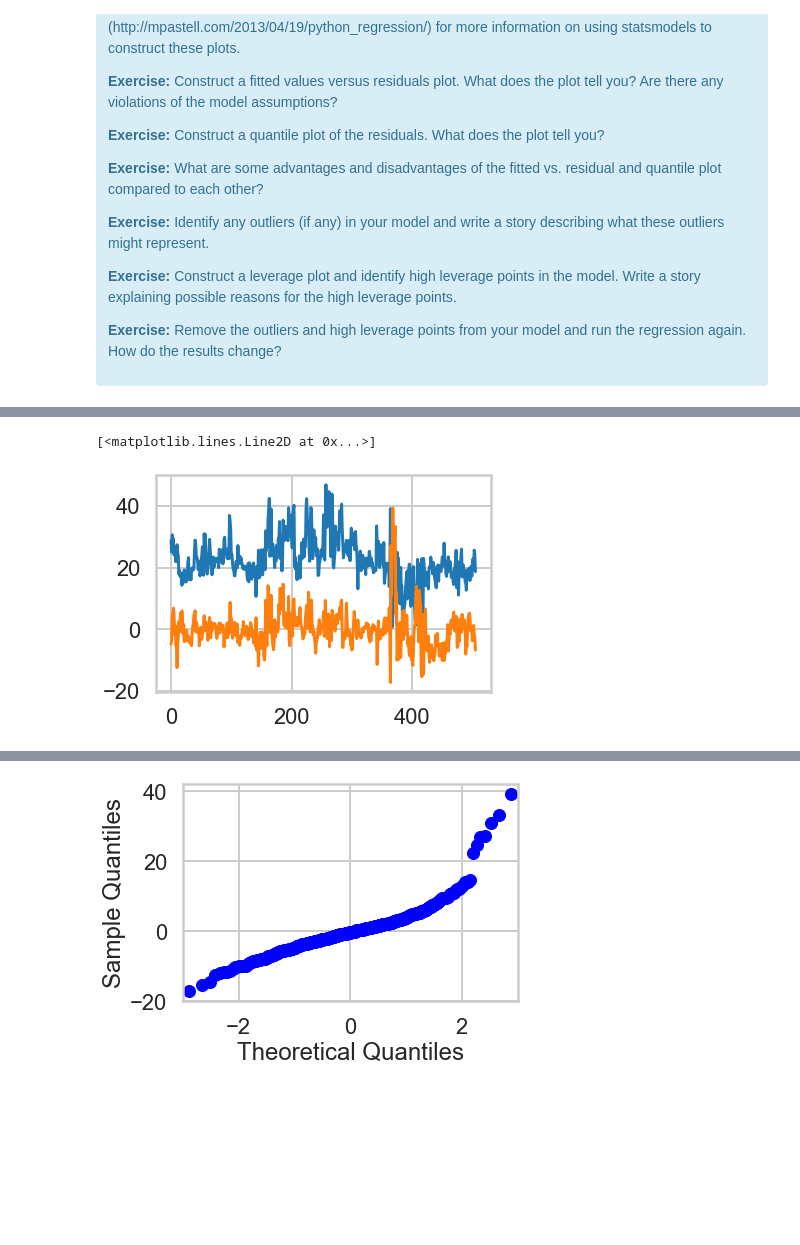
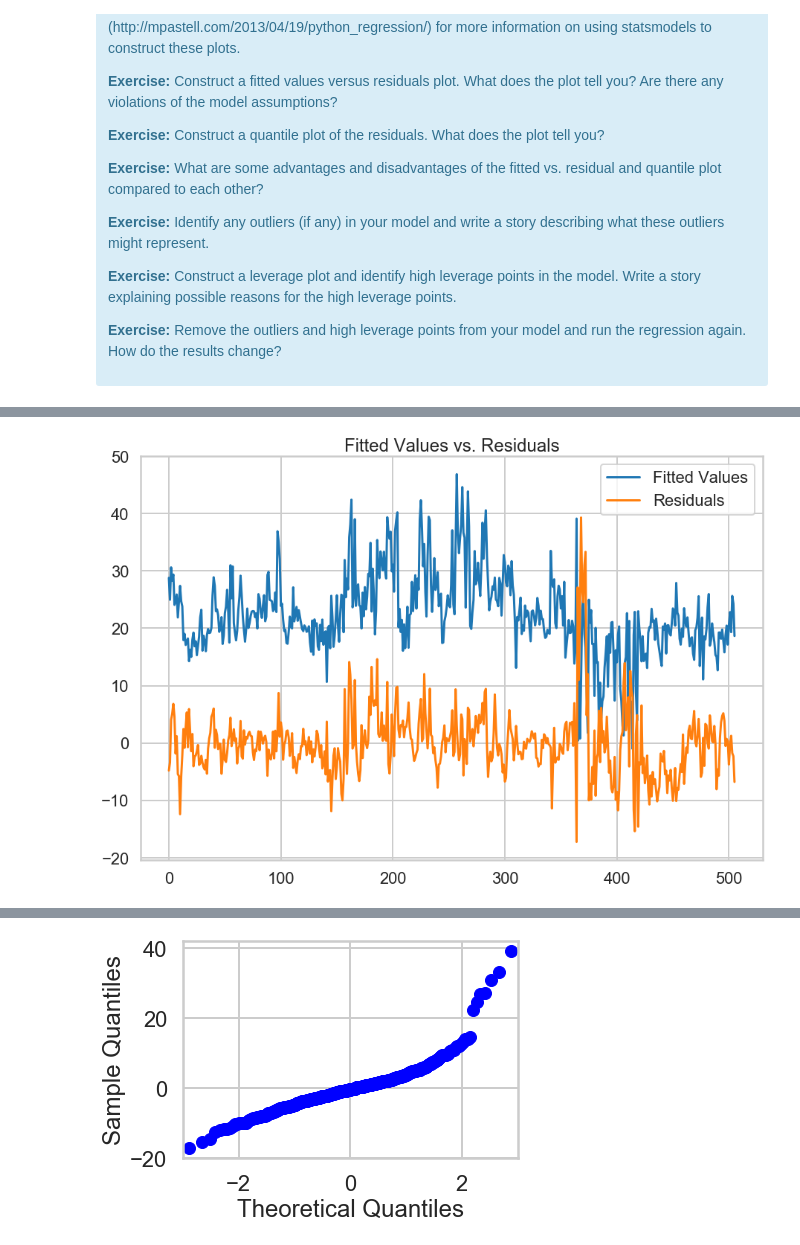
Before and after one commit to chejuichia/DataScienceStudy, a Jupyter notebook: linear_regression/Mini_Project_Linear_Regression.ipynb, the cells around one changed output, grey strips where cells are left out. Cells and saved outputs as stored; diff of their text form; code cells hidden in the pictures; blank space fills up the shorter version.

```diff
--- a/linear_regression/Mini_Project_Linear_Regression.ipynb
+++ b/linear_regression/Mini_Project_Linear_Regression.ipynb
@@ -877,6 +905,9 @@ m = ols('PRICE ~ CRIM + RM + PTRATIO',bos).fit()
-# %%
-plt.plot(m.fittedvalues)
-plt.plot(m.resid)
-# %% [output]
-[<matplotlib.lines.Line2D at 0x...>]
-[figure, removed]
+# %%
+fig = plt.figure(figsize=(15,10))
+plt.plot(m.fittedvalues,label='Fitted Values')
+plt.plot(m.resid,label='Residuals')
+plt.title('Fitted Values vs. Residuals')
+plt.legend()
+plt.show();
+# %% [output]
+[figure, added]
```
Also changed, not shown: parts of 15 cells of this notebook.
